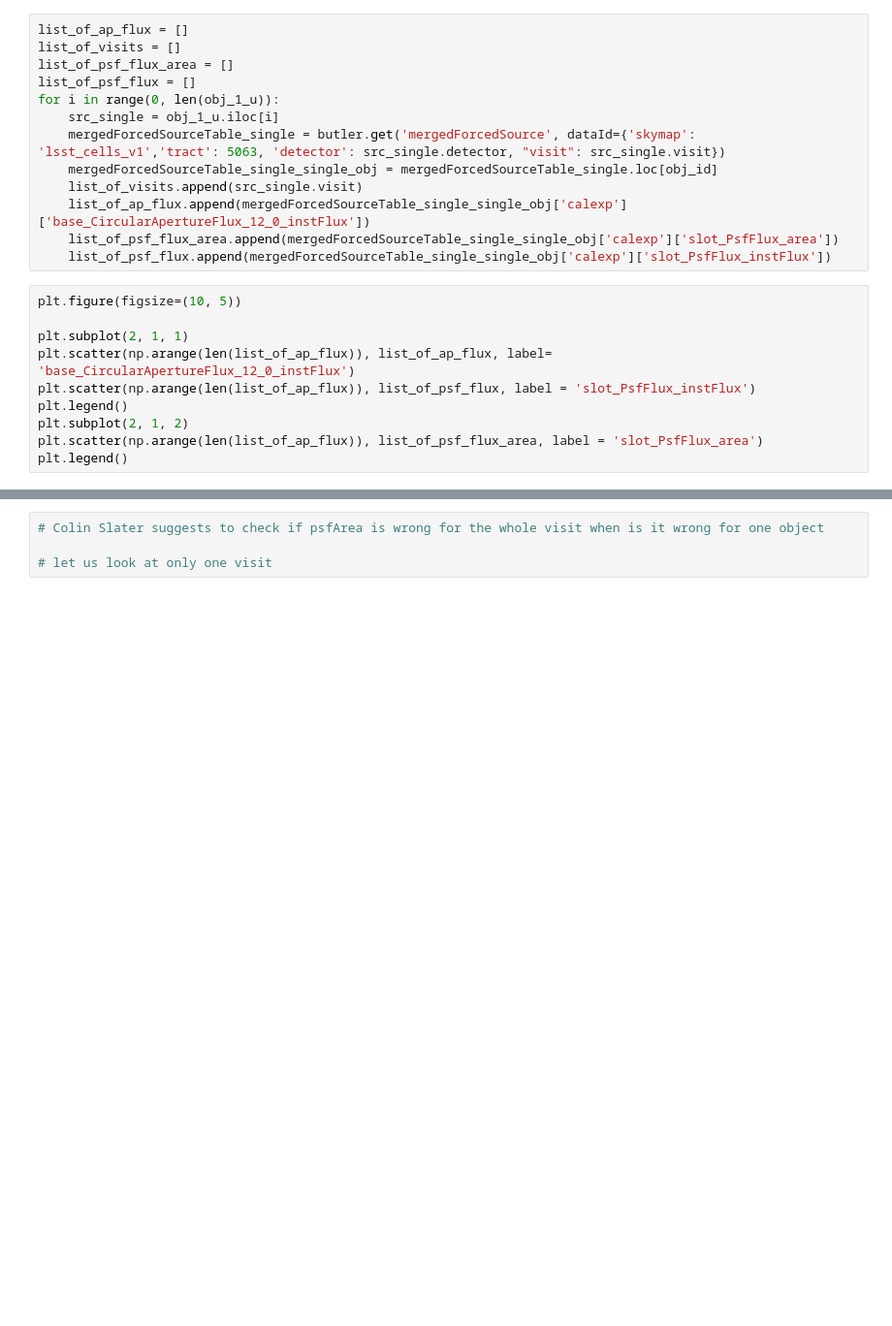
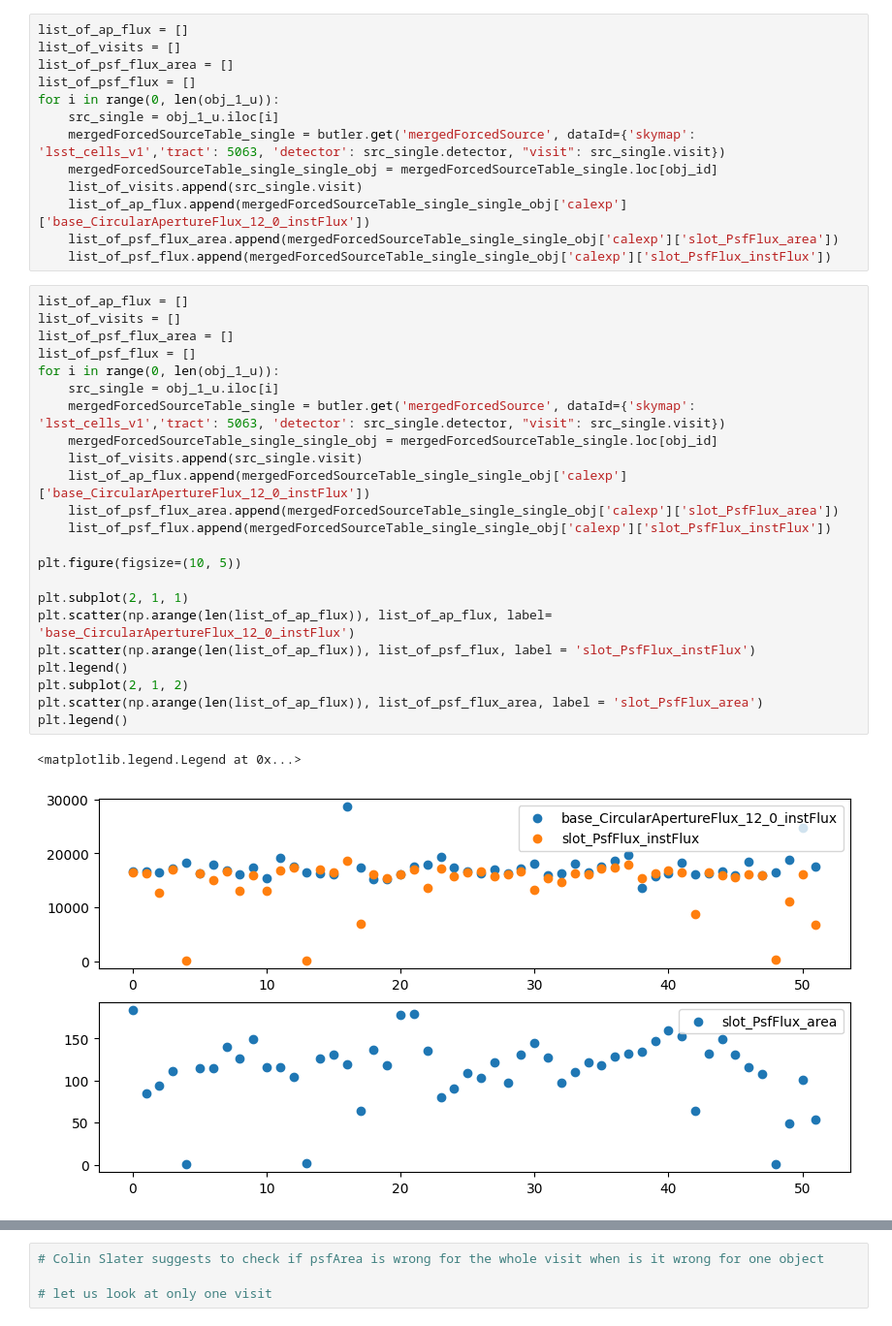
Before and after one commit to lsst-sitcom/notebooks_dia, a Jupyter notebook: Fixing_flux_Forced.ipynb, the cells around one changed output, grey strips where cells are left out. Shown: that part at 97% size. Cells and saved outputs as stored; diff of their text form; blank space fills up the shorter version.

```diff
--- a/Fixing_flux_Forced.ipynb
+++ b/Fixing_flux_Forced.ipynb
@@ -214,12 +300,28 @@ for i in range(0, len(obj_1_u)):
     list_of_psf_flux_area.append(mergedForcedSourceTable_single_single_obj['calexp']['slot_PsfFlux_area'])
     list_of_psf_flux.append(mergedForcedSourceTable_single_single_obj['calexp']['slot_PsfFlux_instFlux'])
 # %%
+list_of_ap_flux = []
+list_of_visits = []
+list_of_psf_flux_area = []
+list_of_psf_flux = []
+for i in range(0, len(obj_1_u)):
+    src_single = obj_1_u.iloc[i]
+    mergedForcedSourceTable_single = butler.get('mergedForcedSource', dataId={'skymap': 'lsst_cells_v1','tract': 5063, 'detector': src_single.detector, "visit": src_single.visit})
+    mergedForcedSourceTable_single_single_obj = mergedForcedSourceTable_single.loc[obj_id]
+    list_of_visits.append(src_single.visit)
+    list_of_ap_flux.append(mergedForcedSourceTable_single_single_obj['calexp']['base_CircularApertureFlux_12_0_instFlux'])
+    list_of_psf_flux_area.append(mergedForcedSourceTable_single_single_obj['calexp']['slot_PsfFlux_area'])
+    list_of_psf_flux.append(mergedForcedSourceTable_single_single_obj['calexp']['slot_PsfFlux_instFlux'])
+
 plt.figure(figsize=(10, 5))
 
 plt.subplot(2, 1, 1)
 plt.scatter(np.arange(len(list_of_ap_flux)), list_of_ap_flux, label= 'base_CircularApertureFlux_12_0_instFlux')
 plt.scatter(np.arange(len(list_of_ap_flux)), list_of_psf_flux, label = 'slot_PsfFlux_instFlux')
 plt.legend()
 plt.subplot(2, 1, 2)
 plt.scatter(np.arange(len(list_of_ap_flux)), list_of_psf_flux_area, label = 'slot_PsfFlux_area')
 plt.legend()
+# %% [output]
+<matplotlib.legend.Legend at 0x...>
+[figure, added]
```
Also changed, not shown: parts of 19 cells of this notebook.
